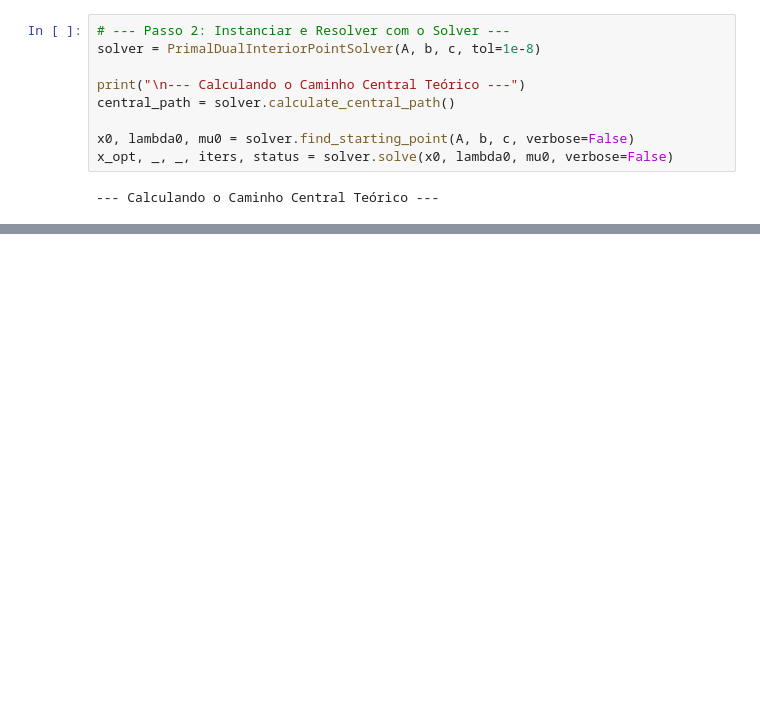
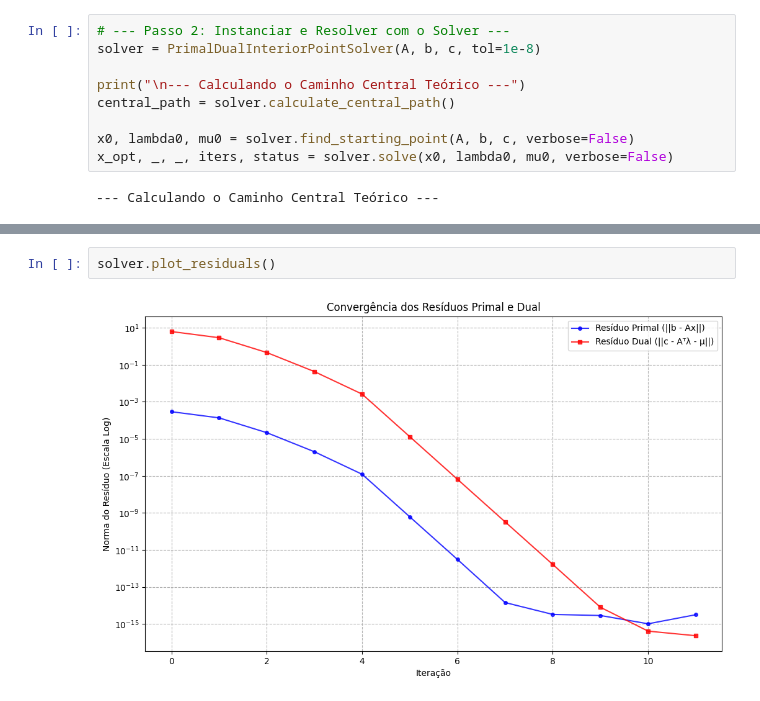
Before and after one commit to JoseBieco/SME5901-SME5902-Entregas, a Jupyter notebook: PontosInteriores.ipynb, the cells around one changed output, grey strips where cells are left out. Saved outputs shown, nothing was run; the diff lists cells and outputs as text; blank space fills up the shorter version.

```diff
--- a/PontosInteriores.ipynb
+++ b/PontosInteriores.ipynb
@@ -311,0 +412,4 @@ Valor da função objetivo: 0.400979
+# %%
+solver.plot_residuals()
+# %% [output]
+[figure, added]
```
Also changed, not shown: parts of 6 cells of this notebook.
